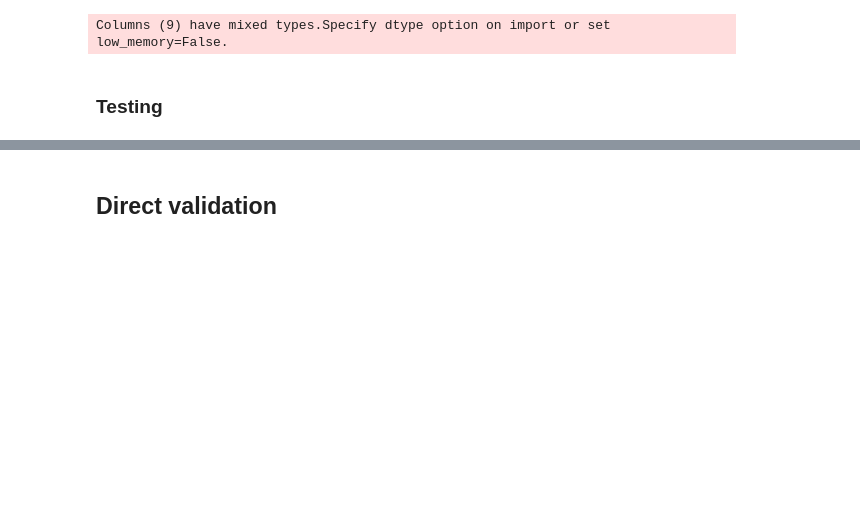
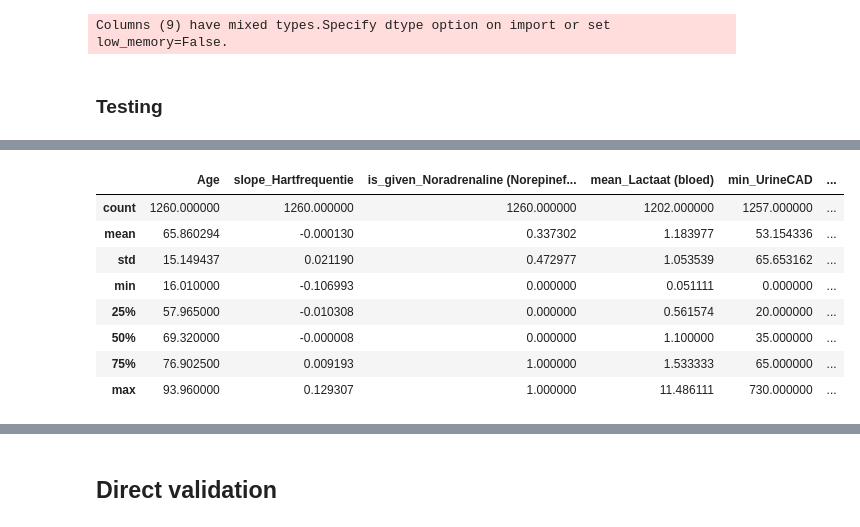
Before and after one commit to predict-idlab/atrial_fibrillation_prediction, a Jupyter notebook: notebooks/uzgent_validation.ipynb, the cells around one changed output, grey strips where cells are left out. Drawn from its saved outputs; the diff is of its cells as text; code cells hidden in the pictures; blank space fills up the shorter version.

```diff
--- a/notebooks/uzgent_validation.ipynb
+++ b/notebooks/uzgent_validation.ipynb
@@ -678,3 +751,15 @@ y_train = np.append(y_train_amst,y_train_uzgent)[X_train.index.values]
+# %%
+X_train_uzgent.describe()
+# %% [output]
+|  | Age | slope_Hartfrequentie | is_given_Noradrenaline (Norepinef... | mean_Lactaat (bloed) | min_UrineCAD | ... |
+| count | 1260.000000 | 1260.000000 | 1260.000000 | 1202.000000 | 1257.000000 | ... |
+| mean | 65.860294 | -0.000130 | 0.337302 | 1.183977 | 53.154336 | ... |
+| std | 15.149437 | 0.021190 | 0.472977 | 1.053539 | 65.653162 | ... |
+| min | 16.010000 | -0.106993 | 0.000000 | 0.051111 | 0.000000 | ... |
+| 25% | 57.965000 | -0.010308 | 0.000000 | 0.561574 | 20.000000 | ... |
+| 50% | 69.320000 | -0.000008 | 0.000000 | 1.100000 | 35.000000 | ... |
+| 75% | 76.902500 | 0.009193 | 1.000000 | 1.533333 | 65.000000 | ... |
+| max | 93.960000 | 0.129307 | 1.000000 | 11.486111 | 730.000000 | ... |
 # %%
 AF_class_balance = [y_train.sum()/len(y_train),1-y_train.sum()/len(y_train)]
 
```
Also changed, not shown: parts of 28 cells of this notebook, 13 other files.
